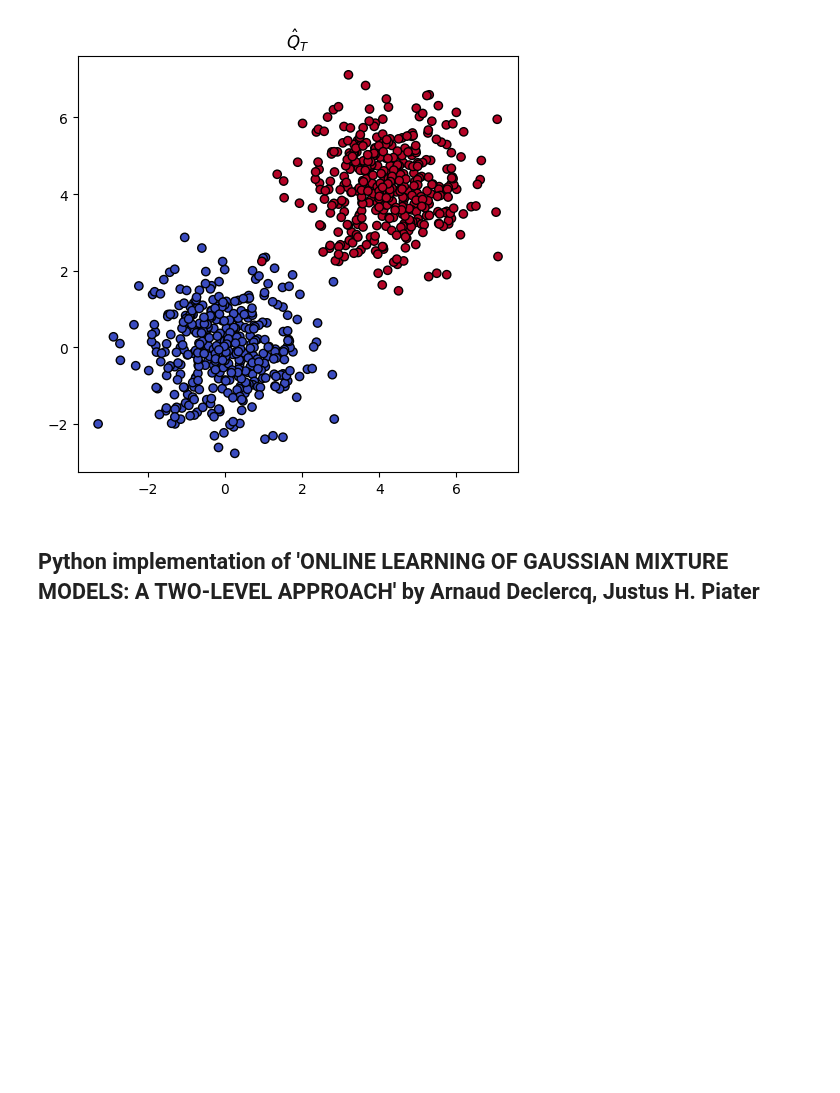
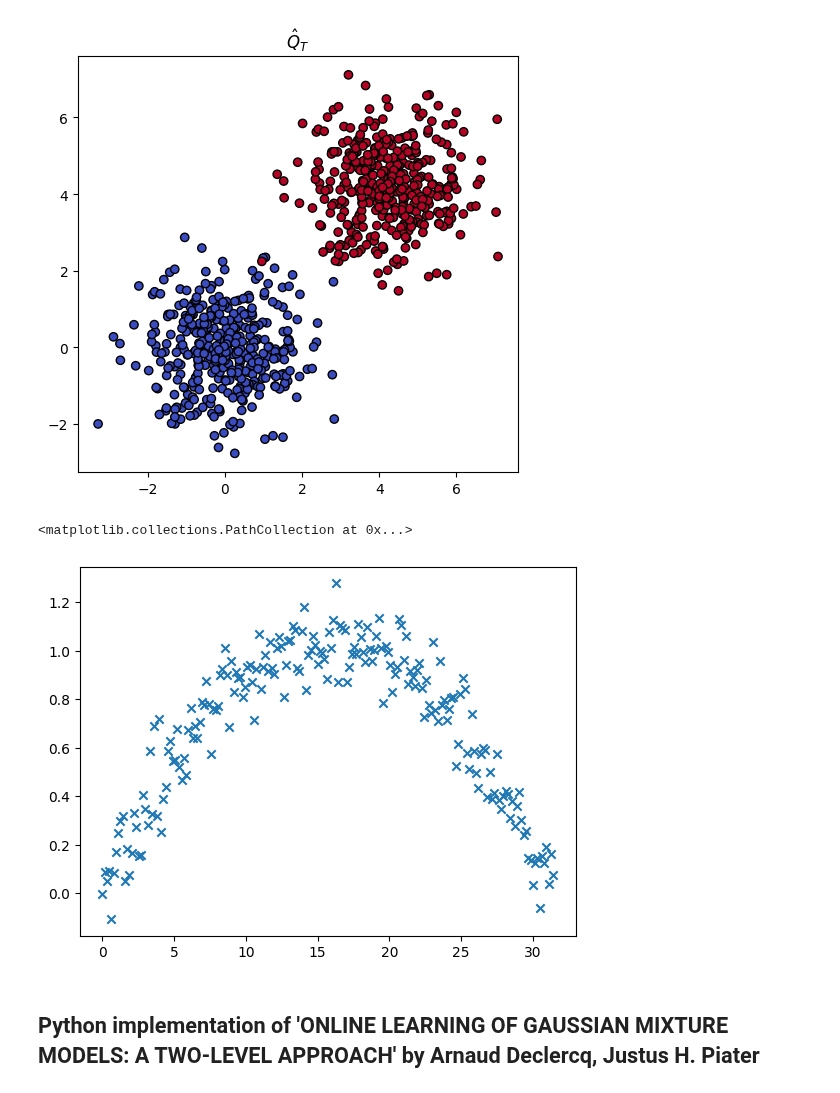
Before and after one commit to Stevan-LS/Online-DaDiL, a Jupyter notebook: Online GMM/Online GMM.ipynb, the cells around one changed output. Saved outputs shown, nothing was run; the diff lists cells and outputs as text; code cells hidden in the pictures; blank space fills up the shorter version.

```diff
--- a/Online GMM/Online GMM.ipynb
+++ b/Online GMM/Online GMM.ipynb
@@ -62,6 +60,19 @@ ax.set_title(r"$\hat{Q}_{T}$")
 plt.tight_layout()
 # %% [output]
 [figure]
+# %%
+abs = np.linspace(0, 10*np.pi, 200)
+np.random.seed(None)
+def arc(x):
+    return np.sin(x/10) + np.random.normal(0.05, 0.1, 200)
+
+X_arc = np.concatenate((abs.reshape((200, 1)), arc(abs).reshape((200, 1))), axis=1)
+
+fig, ax = plt.subplots(1, 1)
+ax.scatter(X_arc[:, 0], X_arc[:, 1], marker = 'x')
+# %% [output]
+<matplotlib.collections.PathCollection at 0x...>
+[figure, added]
 # %% [markdown]
 ## Python implementation of 'ONLINE LEARNING OF GAUSSIAN MIXTURE MODELS: A TWO-LEVEL APPROACH' by Arnaud Declercq, Justus H. Piater
 # %% [markdown]
```
Also changed, not shown: parts of 14 cells of this notebook, 1 other file.
